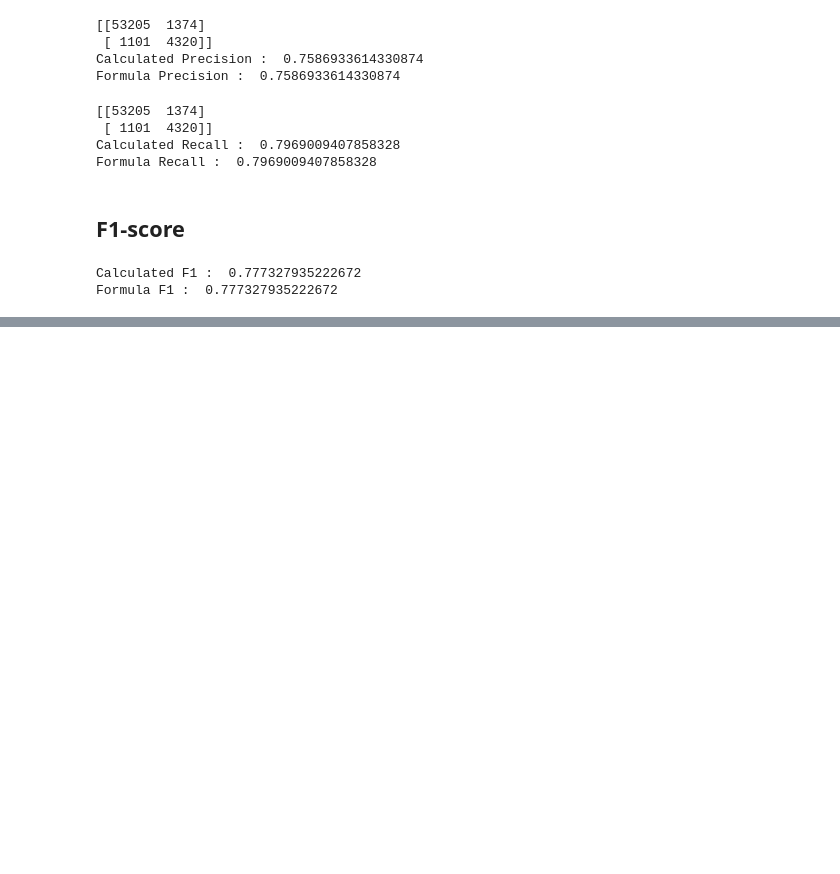
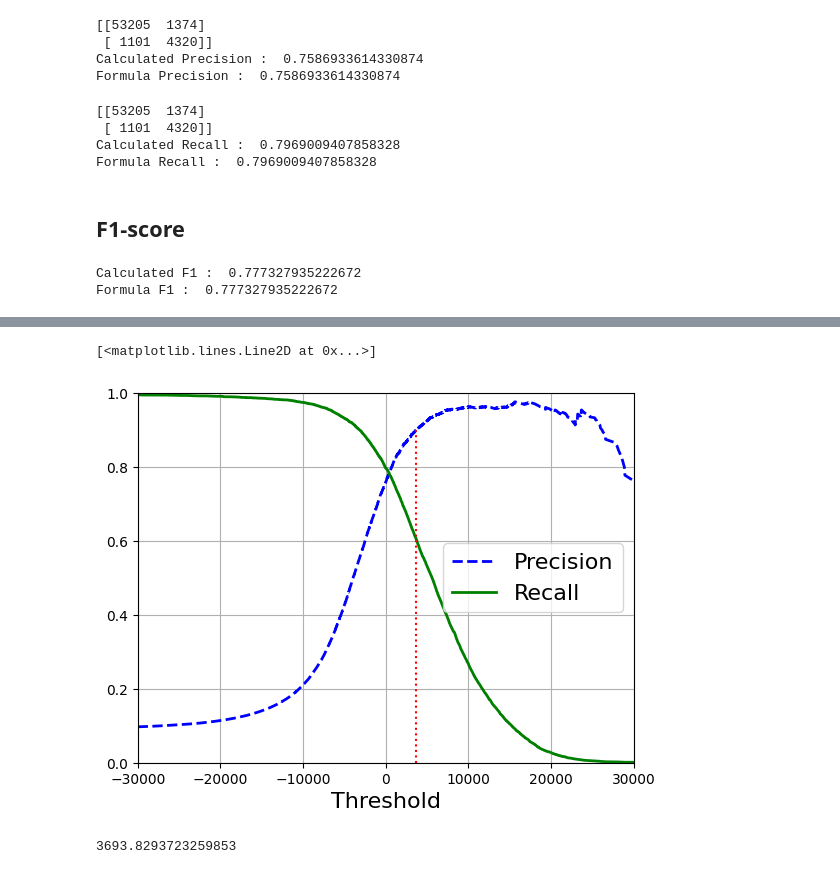
Before and after one commit to beercafeguy/PyMLLab, a Jupyter notebook: practice/classifier_metric_analysis.ipynb, the cells around one changed output, grey strips where cells are left out. Drawn from its saved outputs; the diff is of its cells as text; code cells hidden in the pictures; blank space fills up the shorter version.

```diff
--- a/practice/classifier_metric_analysis.ipynb
+++ b/practice/classifier_metric_analysis.ipynb
@@ -203,0 +250,14 @@ Formula F1 :  0.777327935222672
+# %%
+# get recalls when precision is more then 90%
+recall_90_precision = recall[np.argmax(precision >= 0.90)]
+threshold_90_precision = thresholds[np.argmax(precision >= 0.90)]
+
+plot_precision_recall_threshold(precision,recall,thresholds)
+plt.plot([threshold_90_precision, threshold_90_precision], [0., 0.9], "r:")
+# %% [output]
+[<matplotlib.lines.Line2D at 0x...>]
+[figure, added]
+# %%
+threshold_90_precision
+# %% [output]
+3693.8293723259853
```
Also changed, not shown: parts of 20 cells of this notebook.
